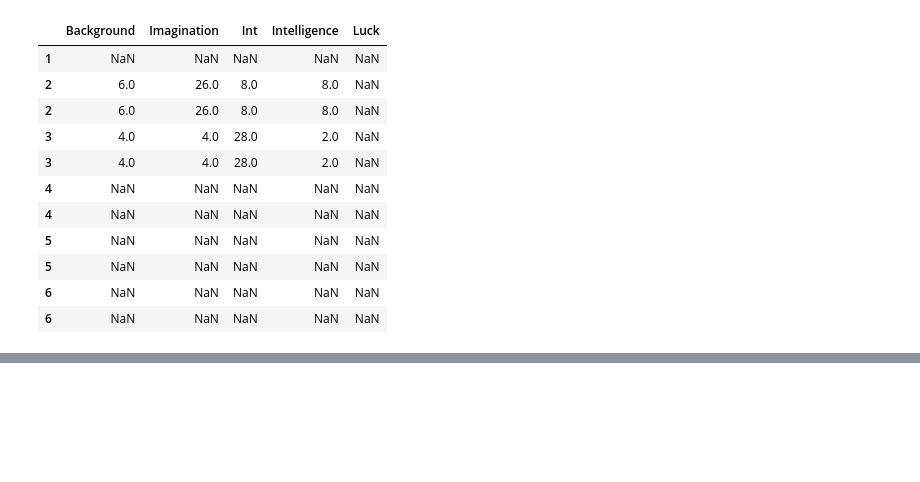
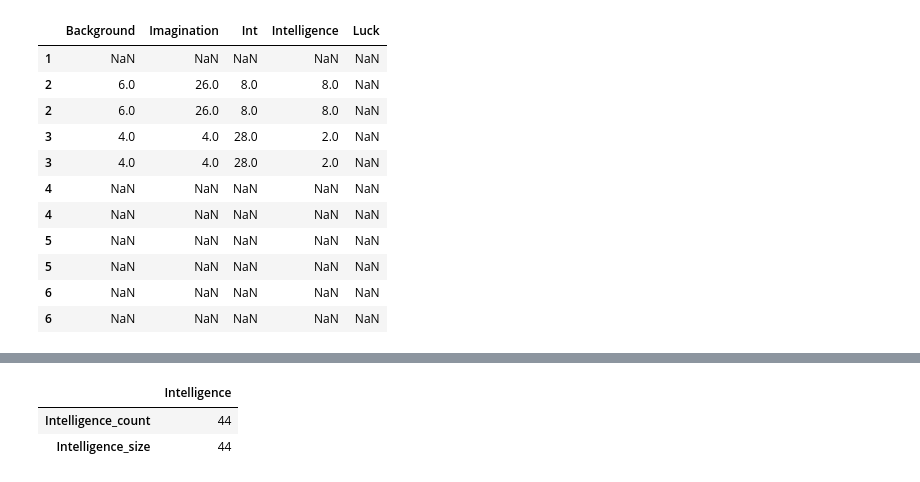
Before and after one commit to matovu-ronald/effective-pandas-for-data-manipulation, a Jupyter notebook: pandas-dataframes.ipynb, the cells around one changed output, grey strips where cells are left out. Drawn from its saved outputs; the diff is of its cells as text; code cells hidden in the pictures; blank space fills up the shorter version.

```diff
--- a/pandas-dataframes.ipynb
+++ b/pandas-dataframes.ipynb
@@ -369,0 +454,9 @@ scores.iloc[:3, :4] + pd.concat([scores.iloc[1:6, :5]] * 2)
+# %%
+pres.agg(
+    Intelligence_count=('Intelligence', 'count'),
+    Intelligence_size=('Intelligence', 'size')
+)
+# %% [output]
+|  | Intelligence |
+| Intelligence_count | 44 |
+| Intelligence_size | 44 |
```
Also changed, not shown: parts of 13 cells of this notebook.
